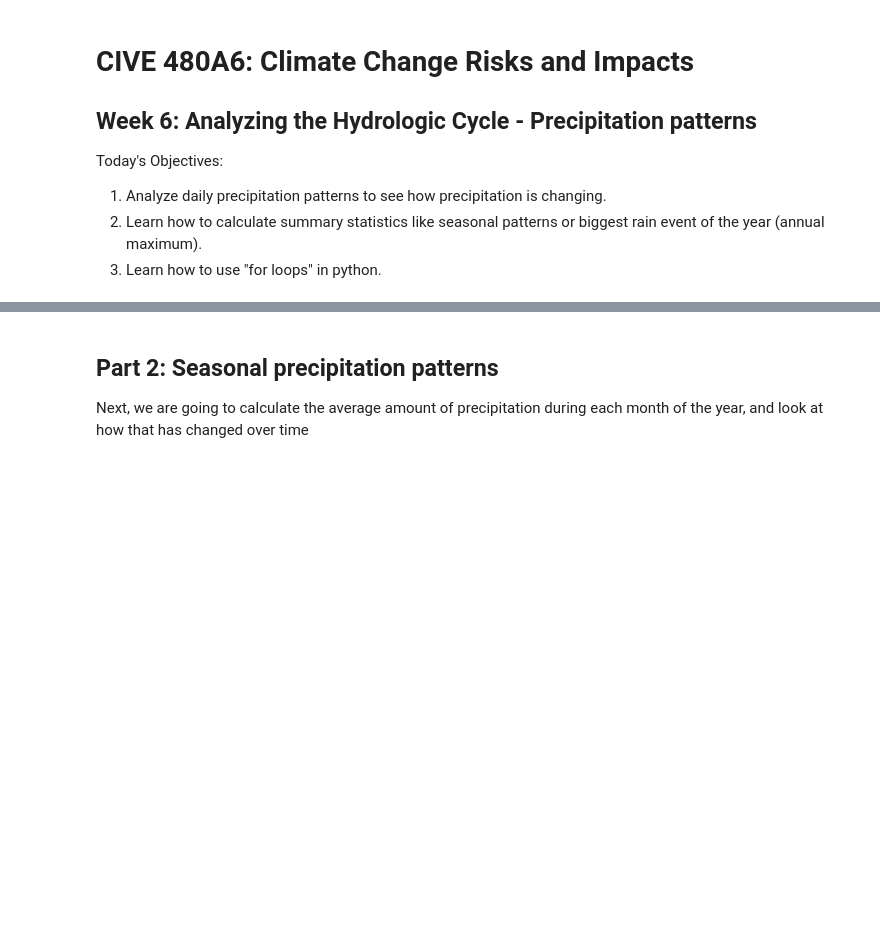
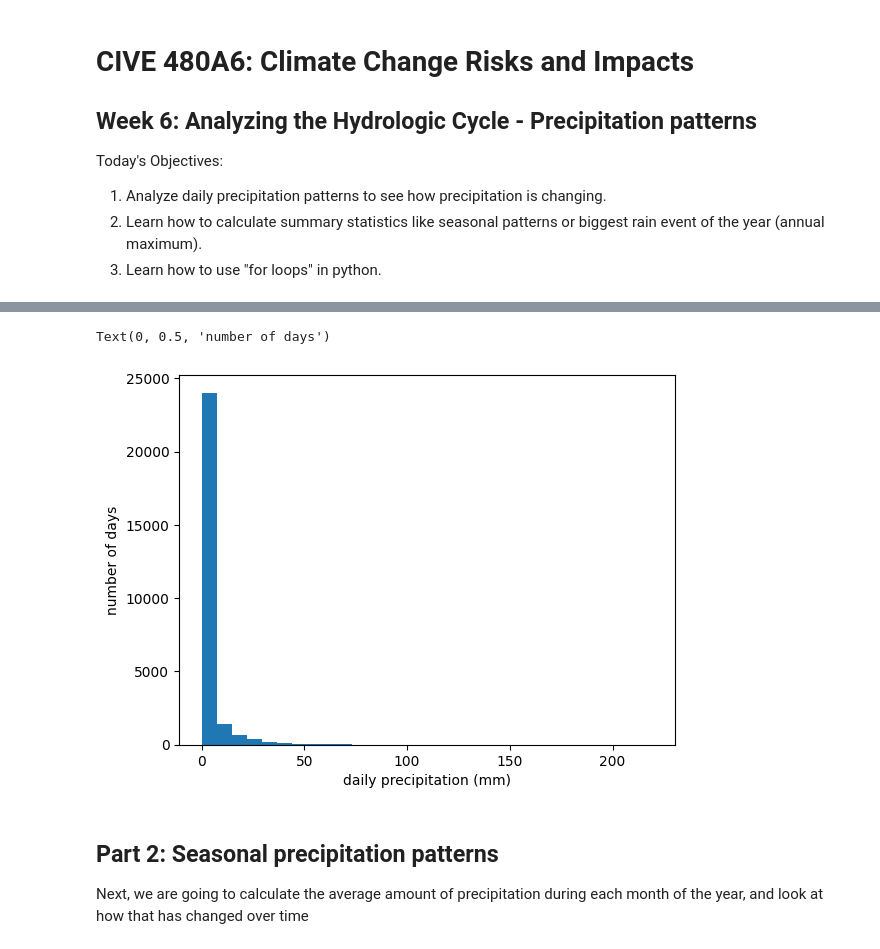
Before and after one commit to fdavenport/course-climate-change-impacts, a Jupyter notebook: lectures/05_Analyzing_the_Hydrologic_Cycle.ipynb, the cells around one changed output, grey strips where cells are left out. Cells and saved outputs as stored; diff of their text form; code cells hidden in the pictures; blank space fills up the shorter version.

```diff
--- a/lectures/05_Analyzing_the_Hydrologic_Cycle.ipynb
+++ b/lectures/05_Analyzing_the_Hydrologic_Cycle.ipynb
@@ -37,5 +102,14 @@ stl_precip_data_url = "https://raw.githubusercontent.com/fdavenport/CIVE480A6-cl
 # %%
 # create a histogram of the daily precipitation data
+
+fig, ax = plt.subplots()
+
+ax.hist(x = stl_data["PRCP_mm"], bins = 30)
+ax.set_xlabel("daily precipitation (mm)")
+ax.set_ylabel("number of days")
+# %% [output]
+Text(0, 0.5, 'number of days')
+[figure, added]
 # %% [markdown]
 ## Part 2: Seasonal precipitation patterns
 
```
Also changed, not shown: parts of 23 cells of this notebook.
